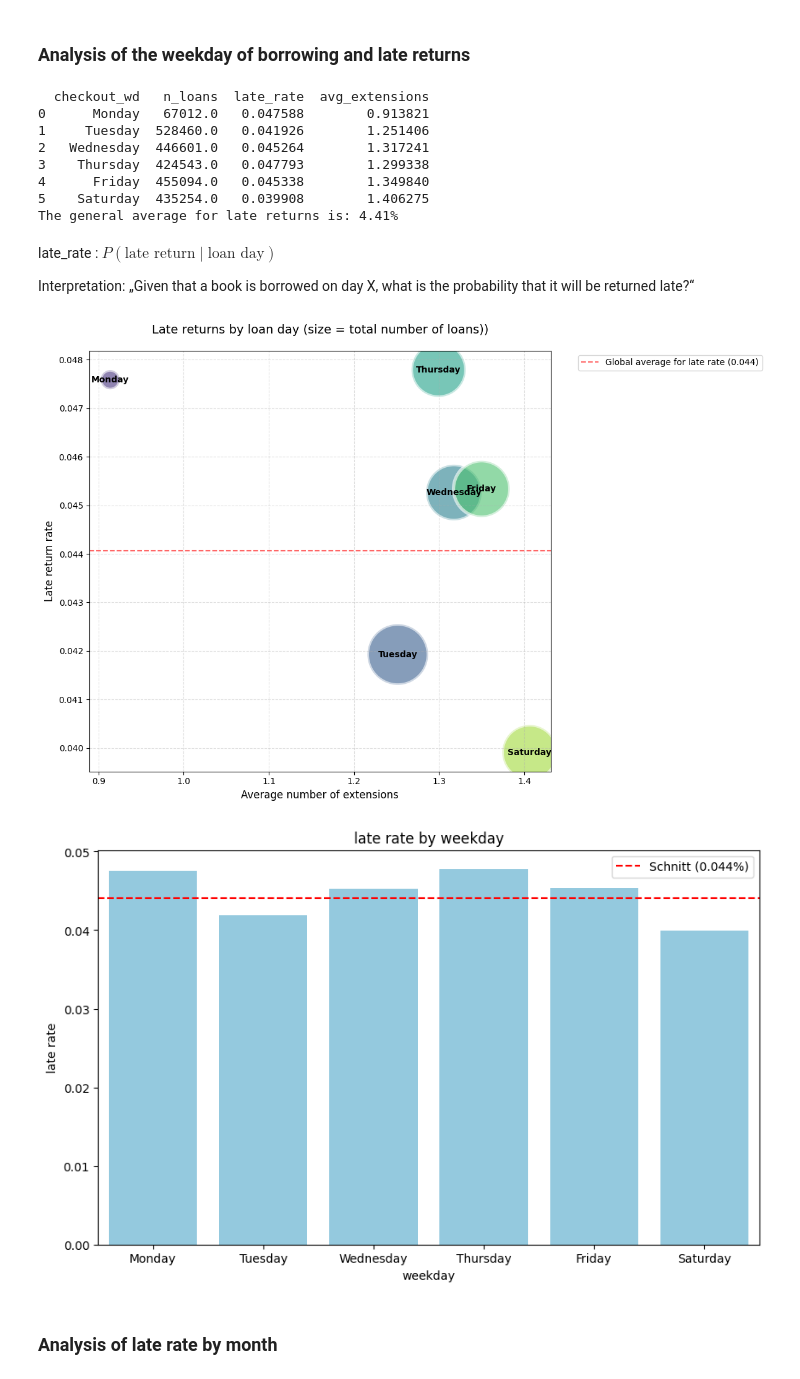
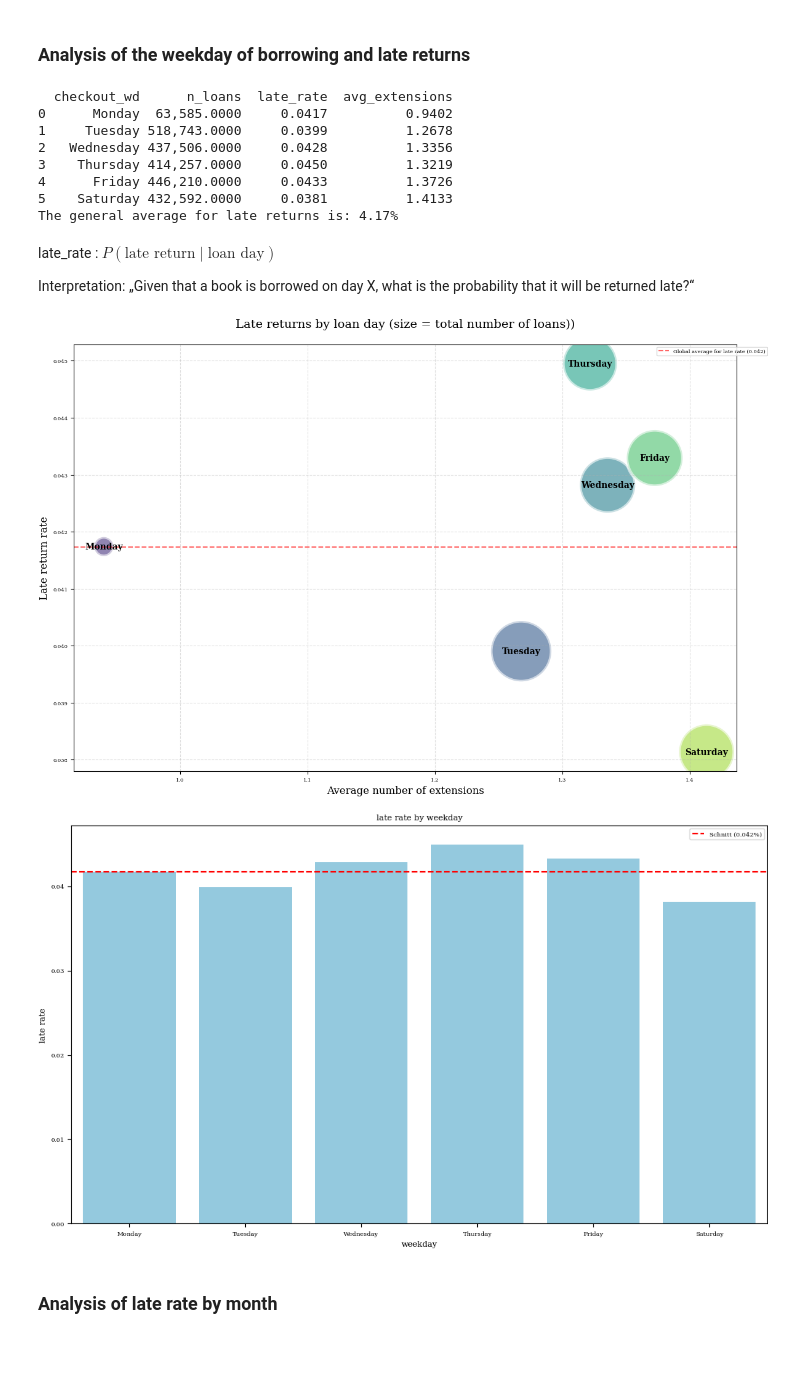
Before and after one commit to RobinAllgeier/Data_Literacy, a Jupyter notebook: exp/04_04_late-returns-by-date.ipynb, the cells around one changed output. Drawn from its saved outputs; the diff is of its cells as text; code cells hidden in the pictures; blank space fills up the shorter version.

```diff
--- a/exp/04_04_late-returns-by-date.ipynb
+++ b/exp/04_04_late-returns-by-date.ipynb
@@ -13,8 +13,25 @@ The goal is to identify temporal trends that might influence the likelihood of r
 import pandas as pd
 import numpy as np
 import matplotlib.pyplot as plt
+import seaborn as sns
+from pathlib import Path
+from utils import setup_pandas, setup_plotting
 
-# Daten laden
-df = pd.read_csv("../data/processed/borrowings_2019_2025_cleaned.csv", sep=";", encoding="utf-8")
+# --- global notebook setup (pandas + tueplots/matplotlib style) ---
+setup_pandas()
+setup_plotting()
+
+# --- project paths ---
+PROCESSED_DATA_PATH = Path('../dat/processed')
+CLEANED_FILE = PROCESSED_DATA_PATH / "borrowings_2019_2025_cleaned.csv"
+
+# --- load data ---
+df = pd.read_csv(
+    CLEANED_FILE,
+    sep=";",
+    quotechar='"',
+    encoding="utf-8"
+)
 df['Ausleihdatum/Uhrzeit'] = pd.to_datetime(df['Ausleihdatum/Uhrzeit'])
 df['Rückgabedatum/Uhrzeit'] = pd.to_datetime(df['Rückgabedatum/Uhrzeit'])
+print("Loaded shape:", df.shape)
@@ -45,14 +64,14 @@ weekly_overview = (
 print(weekly_overview)
 print(f"The general average for late returns is: {global_late_rate:.2%}")
 # %% [output]
-  checkout_wd   n_loans  late_rate  avg_extensions
-0      Monday   67012.0   0.047588        0.913821
-1     Tuesday  528460.0   0.041926        1.251406
-2   Wednesday  446601.0   0.045264        1.317241
-3    Thursday  424543.0   0.047793        1.299338
-4      Friday  455094.0   0.045338        1.349840
-5    Saturday  435254.0   0.039908        1.406275
-The general average for late returns is: 4.41%
+  checkout_wd      n_loans  late_rate  avg_extensions
+0      Monday  63,585.0000     0.0417          0.9402
+1     Tuesday 518,743.0000     0.0399          1.2678
+2   Wednesday 437,506.0000     0.0428          1.3356
+3    Thursday 414,257.0000     0.0450          1.3219
+4      Friday 446,210.0000     0.0433          1.3726
+5    Saturday 432,592.0000     0.0381          1.4133
+The general average for late returns is: 4.17%
 # %% [markdown]
 late_rate : $P(\text{late return} \mid \text{loan day})$
 
@@ -95,20 +114,20 @@ plt.grid(True, linestyle='--', alpha=0.4)
 plt.tight_layout()
 plt.show()
 # %% [output]
-[figure, old version]
+[figure, new version]
 # %%
 plt.figure(figsize=(10, 6))
-plt.barplot(data=weekly_overview, x="checkout_wd", y="late_rate", color="skyblue")
+sns.barplot(data=weekly_overview, x="checkout_wd", y="late_rate", color="skyblue")
 
 
 plt.axhline(global_late_rate, color='red', linestyle='--', label=f"Schnitt ({global_late_rate:.3f}%)")
 plt.title("late rate by weekday")
 plt.ylabel("late rate")
 plt.xlabel("weekday")
 plt.legend()
 plt.show()
 # %% [output]
-[figure, old version]
+[figure, new version]
 # %% [markdown]
 ### Analysis of late rate by month
 # %%
```
Also changed, not shown: parts of 9 cells of this notebook.
